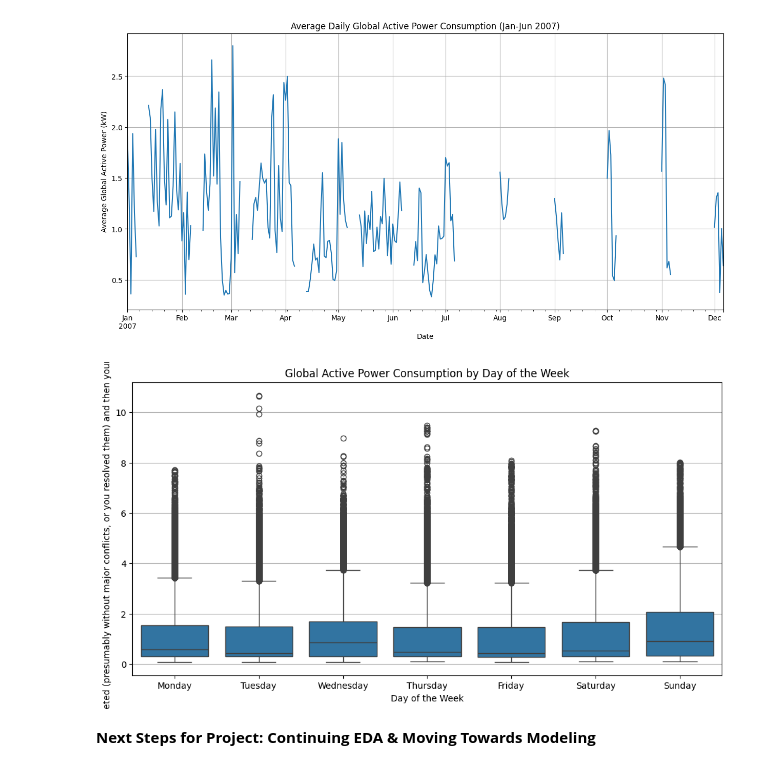
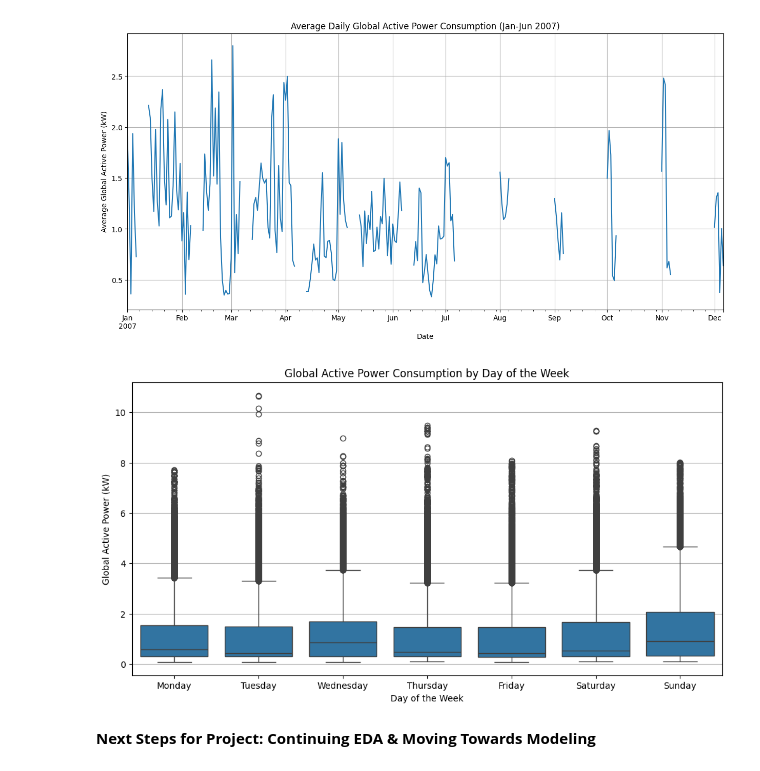
Before and after one commit to rshikha95/Sustainability-Energy-Project, a Jupyter notebook: 01_Data_Loading_and_EDA.ipynb, the cells around one changed output. Drawn from its saved outputs; the diff is of its cells as text; code cells hidden in the pictures.

Commit message:
changing plot label

```diff
--- a/01_Data_Loading_and_EDA.ipynb
+++ b/01_Data_Loading_and_EDA.ipynb
@@ -266,21 +266,21 @@ if df is not None:
 # %%
 # Power Consumption by Day of the Week
 if df is not None:
     # Create a 'day_of_week' column (Monday=0, Sunday=6)
     df_copy = df.copy() # Work on a copy for adding new columns for EDA
     df_copy['day_of_week_num'] = df_copy.index.dayofweek
     df_copy['day_of_week_name'] = df_copy.index.day_name()
 
     plt.figure(figsize=(12, 6))
     sns.boxplot(x='day_of_week_name', y='Global_active_power', data=df_copy,
                 order=['Monday', 'Tuesday', 'Wednesday', 'Thursday', 'Friday', 'Saturday', 'Sunday'])
     plt.title('Global Active Power Consumption by Day of the Week')
     plt.xlabel('Day of the Week')
-    plt.ylabel('Global! So, `git pull` completed (presumably without major conflicts, or you resolved them) and then your `git push` Active Power (kW)')
+    plt.ylabel('Global Active Power (kW)')
     plt.grid(axis='y')
     plt.show()
 # %% [output]
-[figure, old version]
+[figure, new version]
 # %% [markdown]
 
 
```
